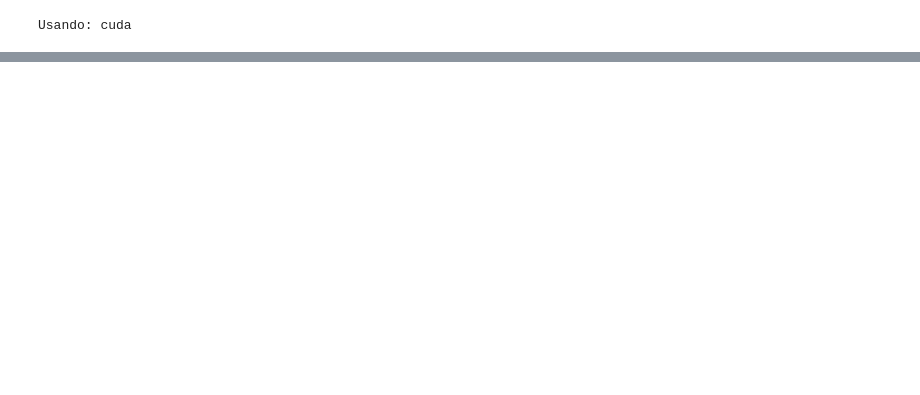
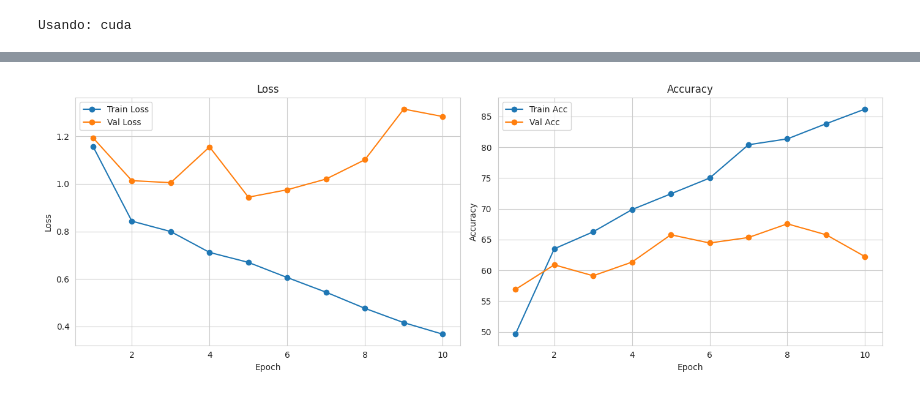
Before and after one commit to MAMP29/vision-computacional-proyecto, a Jupyter notebook: entrega_1/cnn/cnn_classification.ipynb, the cells around one changed output, grey strips where cells are left out. Cells and saved outputs as stored; diff of their text form; code cells hidden in the pictures; blank space fills up the shorter version.

```diff
--- a/entrega_1/cnn/cnn_classification.ipynb
+++ b/entrega_1/cnn/cnn_classification.ipynb
@@ -91,3 +88,7 @@ Early stopping activado. Terminando...
+# %%
+plot_history(history)
+# %% [output]
+[figure, added]
 # %%
 # Testing model
 
```
Also changed, not shown: parts of 10 cells of this notebook, 4 other files.
